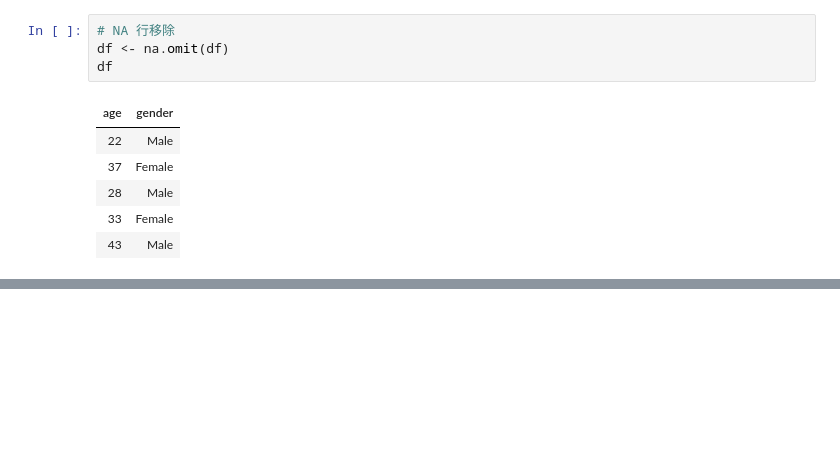
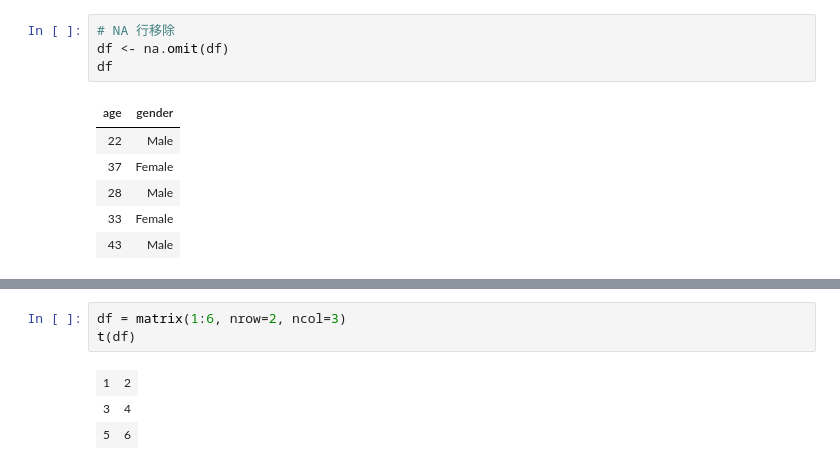
Before and after one commit to wklchris/wklchris.github.io, a Jupyter notebook: ipynb/R-manage-data.ipynb, the cells around one changed output, grey strips where cells are left out. Drawn from its saved outputs; the diff is of its cells as text; blank space fills up the shorter version.

```diff
--- a/ipynb/R-manage-data.ipynb
+++ b/ipynb/R-manage-data.ipynb
@@ -296,0 +379,7 @@ df
+# %%
+df = matrix(1:6, nrow=2, ncol=3)
+t(df)
+# %% [output]
+| 1 | 2 |
+| 3 | 4 |
+| 5 | 6 |
```
Also changed, not shown: parts of 16 cells of this notebook, 8 other files.
